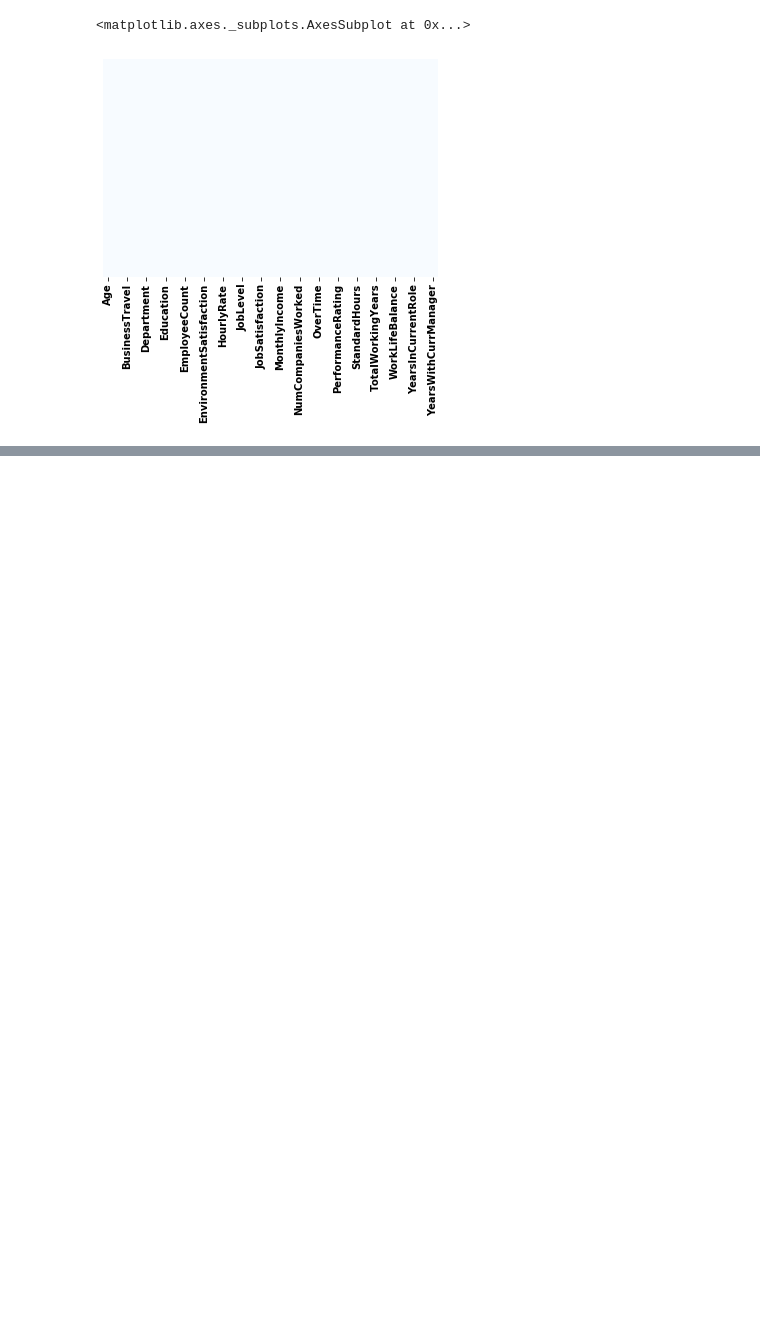
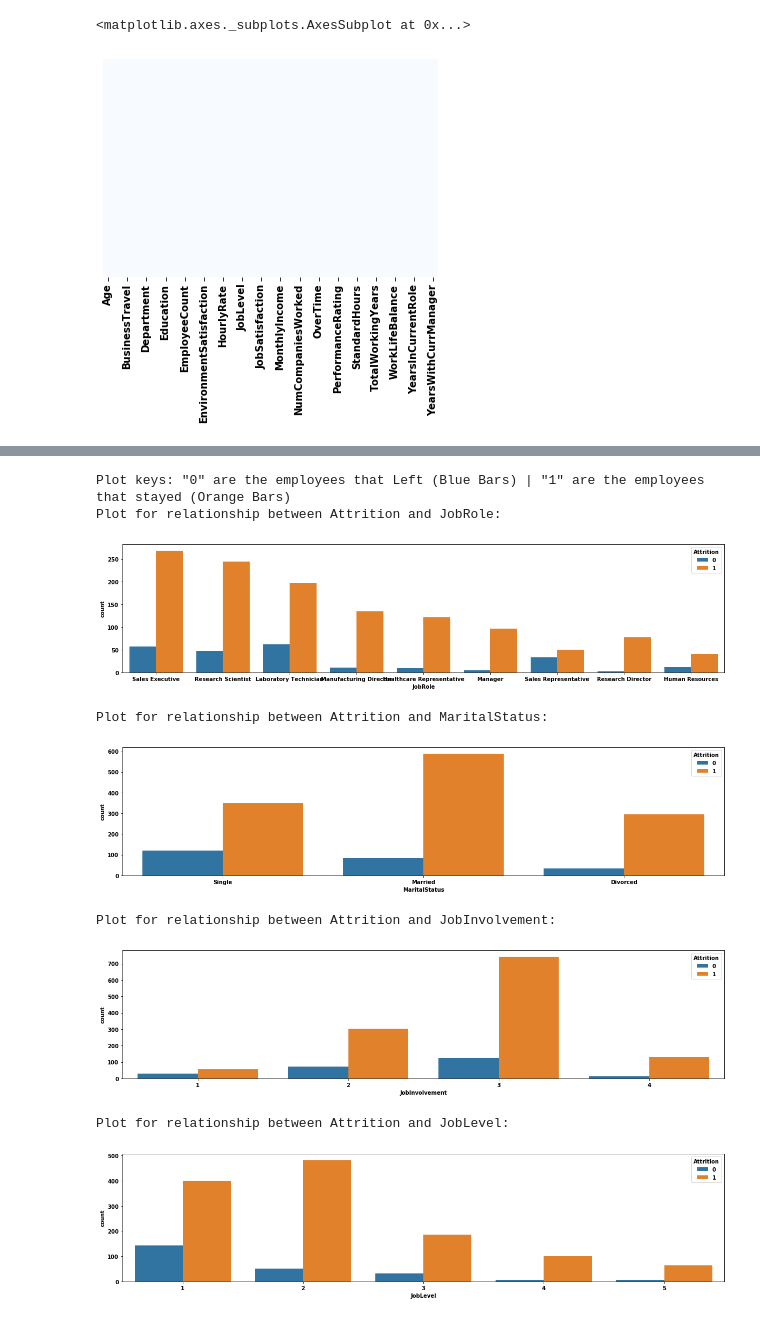
Before and after one commit to ylee9107/DS_Projects_for_Business, a Jupyter notebook: Project 1 - DS for HR department/DSB_Human Resource Department.ipynb, the cells around one changed output, grey strips where cells are left out. Saved outputs shown, nothing was run; the diff lists cells and outputs as text; code cells hidden in the pictures; blank space fills up the shorter version.

```diff
--- a/Project 1 - DS for HR department/DSB_Human Resource Department.ipynb
+++ b/Project 1 - DS for HR department/DSB_Human Resource Department.ipynb
@@ -295,0 +445,26 @@ From the output plot, it shhows that there are no missing data.
+# %%
+# Define the Columns of interest to be compared with the Attrition Column:
+columns_of_interest = ['JobRole', 'MaritalStatus', 'JobInvolvement', 'JobLevel']
+
+plot_key_1 = '"0" are the employees that Left (Blue Bars) | "1" are the employees that stayed (Orange Bars)'
+
+print("Plot keys: {}".format(plot_key_1))
+
+# Plot:
+for idx, col in enumerate(columns_of_interest):
+    plt.figure(figsize=[20, 20])
+    print("Plot for relationship between Attrition and {}:".format(col))
+    position_plot = 410 + (idx+1)
+    plt.subplot(position_plot)
+    sns.countplot(x=col, hue='Attrition', data=employee_data_df)
+    plt.show()
+# %% [output]
+Plot keys: "0" are the employees that Left (Blue Bars) | "1" are the employees that stayed (Orange Bars)
+Plot for relationship between Attrition and JobRole:
+[figure, added]
+Plot for relationship between Attrition and MaritalStatus:
+[figure, added]
+Plot for relationship between Attrition and JobInvolvement:
+[figure, added]
+Plot for relationship between Attrition and JobLevel:
+[figure, added]
```
Also changed, not shown: parts of 30 cells of this notebook.
